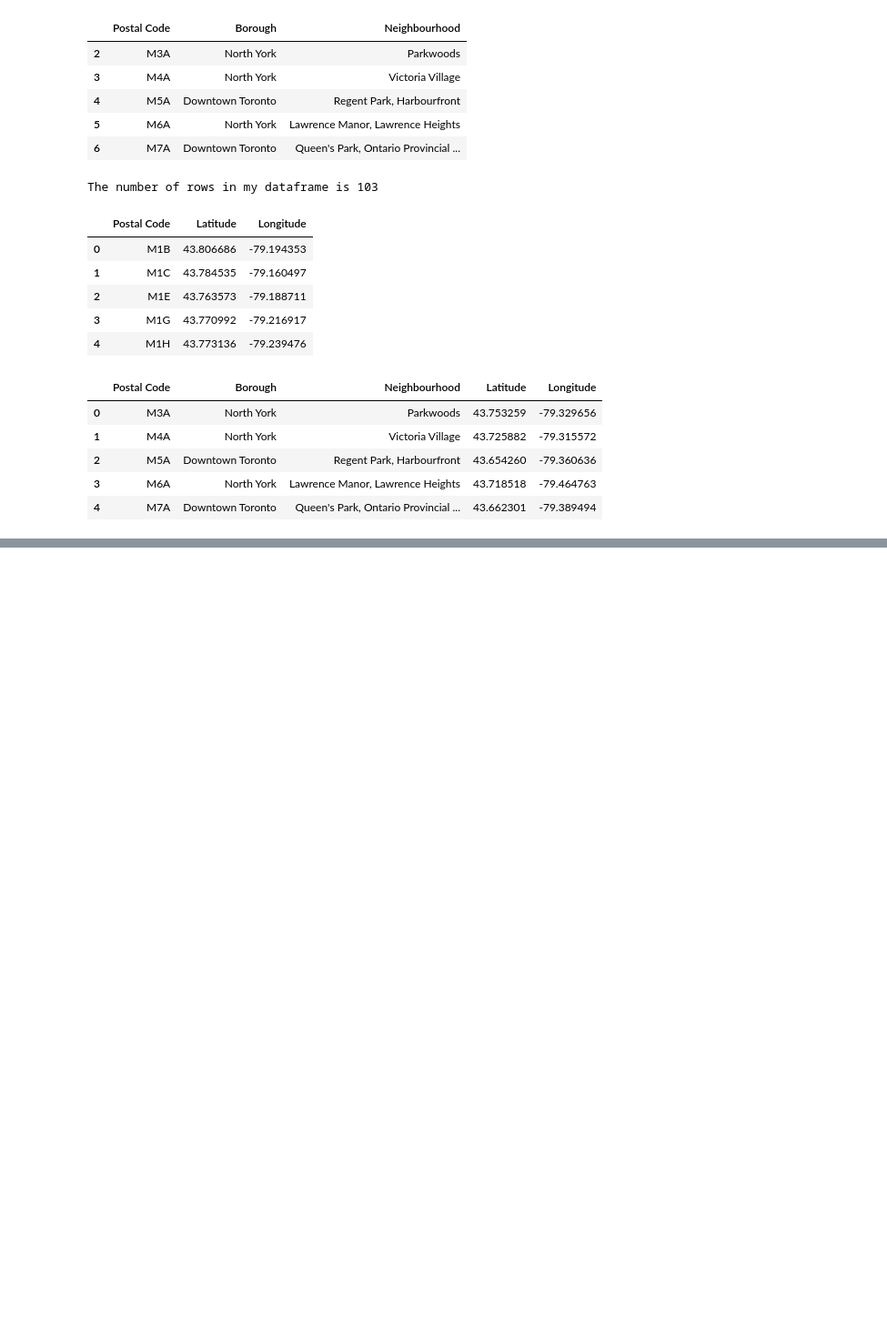
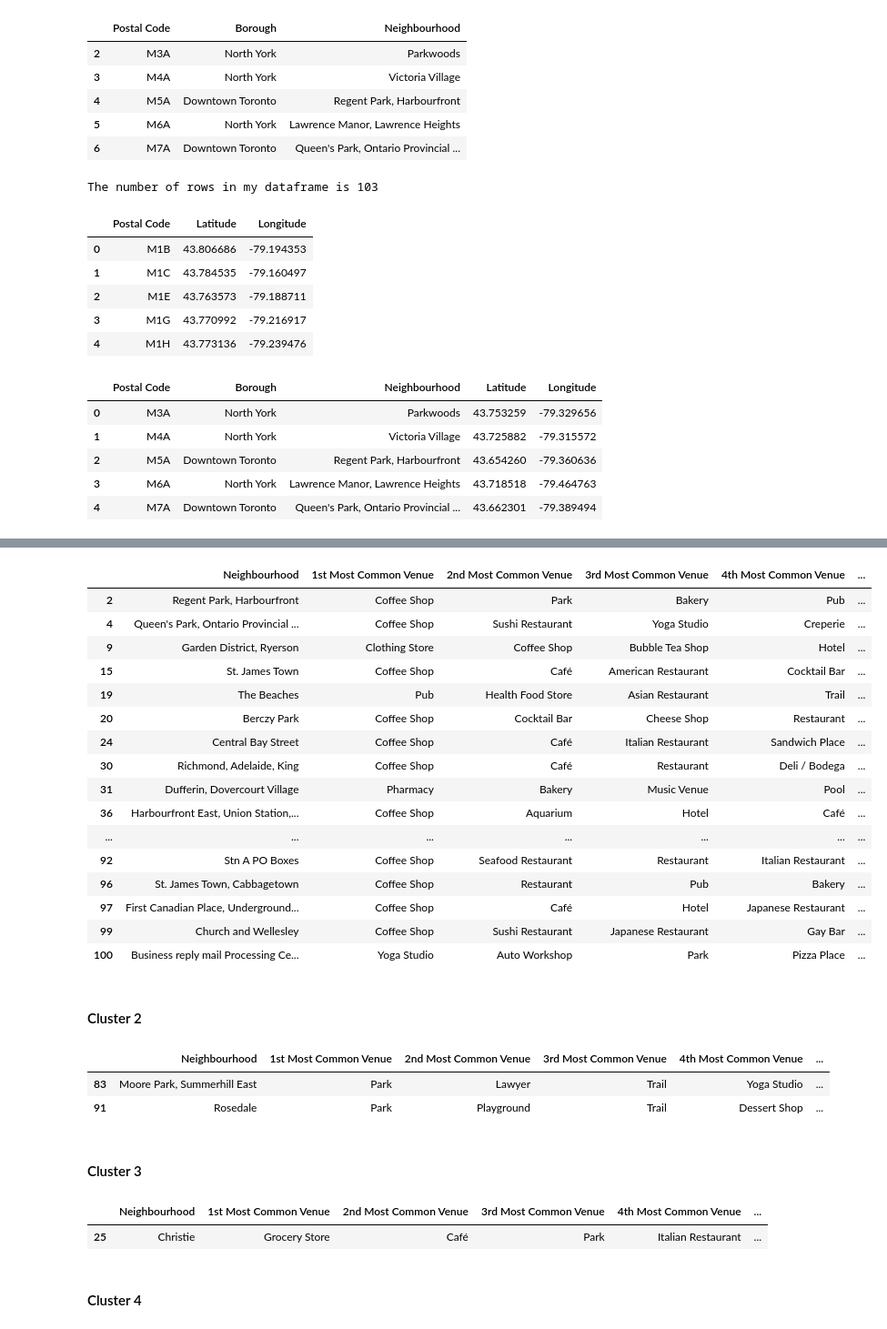
Before and after one commit to soumyabehera2312/Coursera_Capstone, a Jupyter notebook: Coursera Capstone Project.ipynb, the cells around one changed output, grey strips where cells are left out. Shown: that part at 91% size. Cells and saved outputs as stored; diff of their text form; code cells hidden in the pictures; blank space fills up the shorter version.

```diff
--- a/Coursera Capstone Project.ipynb
+++ b/Coursera Capstone Project.ipynb
@@ -60,0 +258,21 @@ toronto_v1.head()
+# %%
+num_top_venues = 10
+
+indicators = ['st', 'nd', 'rd']
+
+# create columns according to number of top venues
+columns = ['Neighborhood']
+for ind in np.arange(num_top_venues):
+    try:
+        columns.append('{}{} Most Common Venue'.format(ind+1, indicators[ind]))
+    except:
+        columns.append('{}th Most Common Venue'.format(ind+1))
+
+# create a new dataframe
+neighborhoods_venues_sorted = pd.DataFrame(columns=columns)
+neighborhoods_venues_sorted['Neighborhood'] = toronto_grouped['Neighborhood Name']
+
+for ind in np.arange(toronto_grouped.shape[0]):
+    neighborhoods_venues_sorted.iloc[ind, 1:] = return_most_common_venues(toronto_grouped.iloc[ind, :], num_top_venues)
+
+neighborhoods_venues_sorted.head()
@@ -60,0 +288,8 @@ toronto_v1.head()
+# %%
+kclusters = 5
+
+toronto_grouped_clustering = toronto_grouped.drop('Neighborhood Name', 1)
+
+kmeans = KMeans(init="k-means++",n_clusters=kclusters,random_state=0, n_init=12).fit(toronto_grouped_clustering)
+
+kmeans.labels_[0:10]
@@ -60,0 +298,10 @@ toronto_v1.head()
+# %%
+# add clustering labels
+neighborhoods_venues_sorted.insert(0, 'Cluster Labels', kmeans.labels_)
+
+toronto_merged = toronto_v1
+
+# merge manhattan_grouped with manhattan_data to add latitude/longitude for each neighborhood
+toronto_merged = toronto_merged.join(neighborhoods_venues_sorted.set_index('Neighborhood'), on='Neighbourhood')
+
+toronto_merged.head()
@@ -60,0 +351,37 @@ toronto_v1.head()
+# %%
+toronto_merged.loc[toronto_merged['Cluster Labels'] == 0, toronto_merged.columns[[2] + list(range(6, toronto_merged.shape[1]))]]
+# %% [output]
+|  | Neighbourhood | 1st Most Common Venue | 2nd Most Common Venue | 3rd Most Common Venue | 4th Most Common Venue | ... |
+| 2 | Regent Park, Harbourfront | Coffee Shop | Park | Bakery | Pub | ... |
+| 4 | Queen's Park, Ontario Provincial ... | Coffee Shop | Sushi Restaurant | Yoga Studio | Creperie | ... |
+| 9 | Garden District, Ryerson | Clothing Store | Coffee Shop | Bubble Tea Shop | Hotel | ... |
+| 15 | St. James Town | Coffee Shop | Café | American Restaurant | Cocktail Bar | ... |
+| 19 | The Beaches | Pub | Health Food Store | Asian Restaurant | Trail | ... |
+| 20 | Berczy Park | Coffee Shop | Cocktail Bar | Cheese Shop | Restaurant | ... |
+| 24 | Central Bay Street | Coffee Shop | Café | Italian Restaurant | Sandwich Place | ... |
+| 30 | Richmond, Adelaide, King | Coffee Shop | Café | Restaurant | Deli / Bodega | ... |
+| 31 | Dufferin, Dovercourt Village | Pharmacy | Bakery | Music Venue | Pool | ... |
+| 36 | Harbourfront East, Union Station,... | Coffee Shop | Aquarium | Hotel | Café | ... |
+| ... | ... | ... | ... | ... | ... | ... |
+| 92 | Stn A PO Boxes | Coffee Shop | Seafood Restaurant | Restaurant | Italian Restaurant | ... |
+| 96 | St. James Town, Cabbagetown | Coffee Shop | Restaurant | Pub | Bakery | ... |
+| 97 | First Canadian Place, Underground... | Coffee Shop | Café | Hotel | Japanese Restaurant | ... |
+| 99 | Church and Wellesley | Coffee Shop | Sushi Restaurant | Japanese Restaurant | Gay Bar | ... |
+| 100 | Business reply mail Processing Ce... | Yoga Studio | Auto Workshop | Park | Pizza Place | ... |
+# %% [markdown]
+#### Cluster 2
+# %%
+toronto_merged.loc[toronto_merged['Cluster Labels'] == 1, toronto_merged.columns[[2] + list(range(6, toronto_merged.shape[1]))]]
+# %% [output]
+|  | Neighbourhood | 1st Most Common Venue | 2nd Most Common Venue | 3rd Most Common Venue | 4th Most Common Venue | ... |
+| 83 | Moore Park, Summerhill East | Park | Lawyer | Trail | Yoga Studio | ... |
+| 91 | Rosedale | Park | Playground | Trail | Dessert Shop | ... |
+# %% [markdown]
+#### Cluster 3
+# %%
+toronto_merged.loc[toronto_merged['Cluster Labels'] == 2, toronto_merged.columns[[2] + list(range(6, toronto_merged.shape[1]))]]
+# %% [output]
+|  | Neighbourhood | 1st Most Common Venue | 2nd Most Common Venue | 3rd Most Common Venue | 4th Most Common Venue | ... |
+| 25 | Christie | Grocery Store | Café | Park | Italian Restaurant | ... |
+# %% [markdown]
+#### Cluster 4
```
Also changed, not shown: parts of 26 cells of this notebook.
